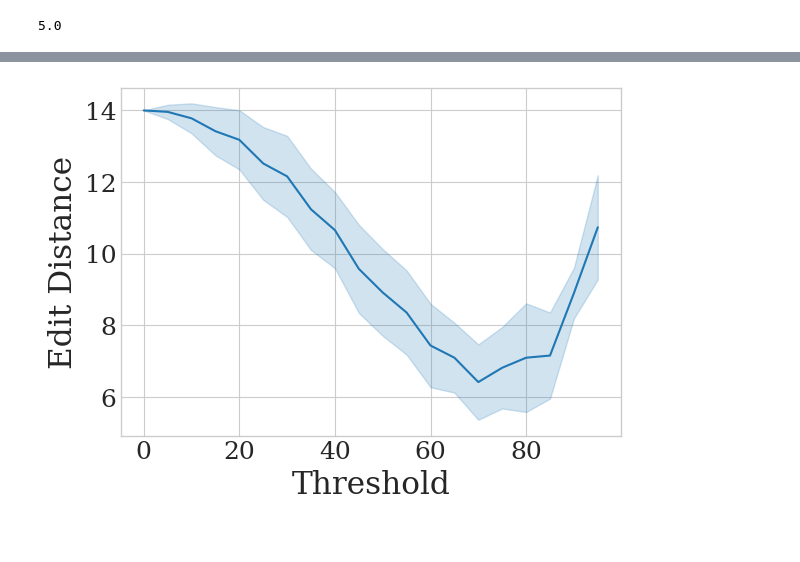
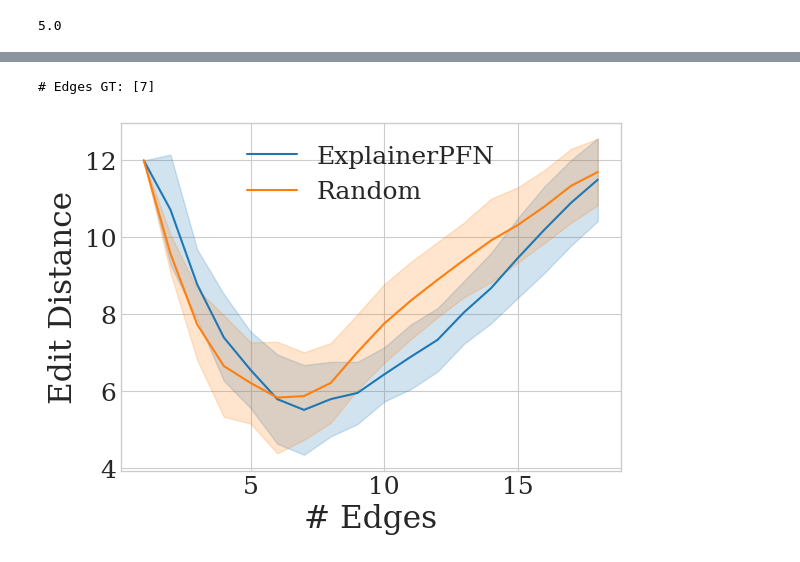
Before and after one commit to joaopfonseca/ExplainerPFN, a Jupyter notebook: notebooks/8-analysis-across-datasets.ipynb, the cells around one changed output, grey strips where cells are left out. Cells and saved outputs as stored; diff of their text form; code cells hidden in the pictures.

```diff
--- a/notebooks/8-analysis-across-datasets.ipynb
+++ b/notebooks/8-analysis-across-datasets.ipynb
@@ -637,13 +672,3 @@ nx.graph_edit_distance(
 )
 # %% [output]
 5.0
-# %%
-thresholds = list(range(0, 101, 5))
-edit_distances = [
-    nx.graph_edit_distance(
-        dag.to_undirected(),
-        make_dag_from_explanations(explanations, threshold=t).to_undirected()
-    )
-    for t in thresholds
-]
-plt.plot(thresholds, edit_distances)
@@ -666,15 +688,16 @@ for _ in tqdm(range(50)):
     dags.append(dag)
     explanations.append(get_all_explanations(xai_model, df))
 # %%
-thresholds = np.arange(0, 100, 5)
+max_edges = dfs[0].shape[1] * (dfs[0].shape[1] - 1)
+n_edges = np.arange(1, max_edges+1)
 all_edit_distances = []
 for dag, df, exp_ in tqdm(list(zip(dags, dfs, explanations))):
     edit_distances = [
         nx.graph_edit_distance(
             dag.to_undirected(),
-            make_dag_from_explanations(exp_, threshold=t).to_undirected()
+            make_dag_from_explanations(exp_, n_edges=edges_).to_undirected()
         )
-        for t in tqdm(thresholds)
+        for edges_ in n_edges
     ]
     all_edit_distances.append(edit_distances)
 
@@ -685,26 +733,42 @@ dags, dfs, explanations, all_edit_distances = pickle.load(open("synthetic_dags_e
+# %%
+with open("random_data_edit_distances.pkl", "rb") as f:
+    random_edit_distances = pickle.load(f)
+# %%
+n_edges_gt_list = []
+for dag, _, exp_ in tqdm(list(zip(dags, dfs, explanations))):
+    n_edges_gt = dag.to_undirected().number_of_edges()
+    n_edges_gt_list.append(n_edges_gt)
+
+print("# Edges GT:", np.unique(n_edges_gt_list))
+# %% [output]
+# Edges GT: [7]
 # %%
 from mlresearch.utils import set_matplotlib_style
 set_matplotlib_style(use_latex=False, font_size=18, **{"font.family":"serif"})
 # %%
 # Plot average edit distances across thresholds (with std shading)
-df_distances = pd.DataFrame(all_edit_distances).T
-df_distances["Threshold"] = df_distances.index.rename("Threshold") * 5
-df_distances = (
-    df_distances
-    .groupby("Threshold")
-    .apply(lambda _df: _df.melt(), include_groups=False)
-    .rename(columns={"variable": "DAG", "value": "Edit Distance"})
-    .copy()
-)
-df_distances = df_distances.reset_index().drop(columns="level_1")
+for edit_dist in [all_edit_distances, random_edit_distances]:
+    df_distances = pd.DataFrame(edit_dist, columns=n_edges).T
+    df_distances["# Edges"] = df_distances.index.rename("# Edges")
+    df_distances = df_distances[df_distances["# Edges"] <= 18]
+    df_distances = (
+        df_distances
+        .groupby("# Edges")
+        .apply(lambda _df: _df.melt(), include_groups=False)
+        .rename(columns={"variable": "DAG", "value": "Edit Distance"})
+        .copy()
+    )
+    df_distances = df_distances.reset_index().drop(columns="level_1")
 
-sns.lineplot(
-    data=df_distances,
-    x="Threshold",
-    y="Edit Distance",
-    errorbar="sd"
-)
+    sns.lineplot(
+        data=df_distances,
+        x="# Edges",
+        y="Edit Distance",
+        errorbar="sd",
+        label="ExplainerPFN" if edit_dist is all_edit_distances else "Random",
+    )
+
 plt.tight_layout()
 plt.savefig("dag_graph_edit_distance.pdf")
 # %% [output]
-[figure, old version]
+[figure, new version]
```
Also changed, not shown: parts of 9 cells of this notebook, 1 other file.
